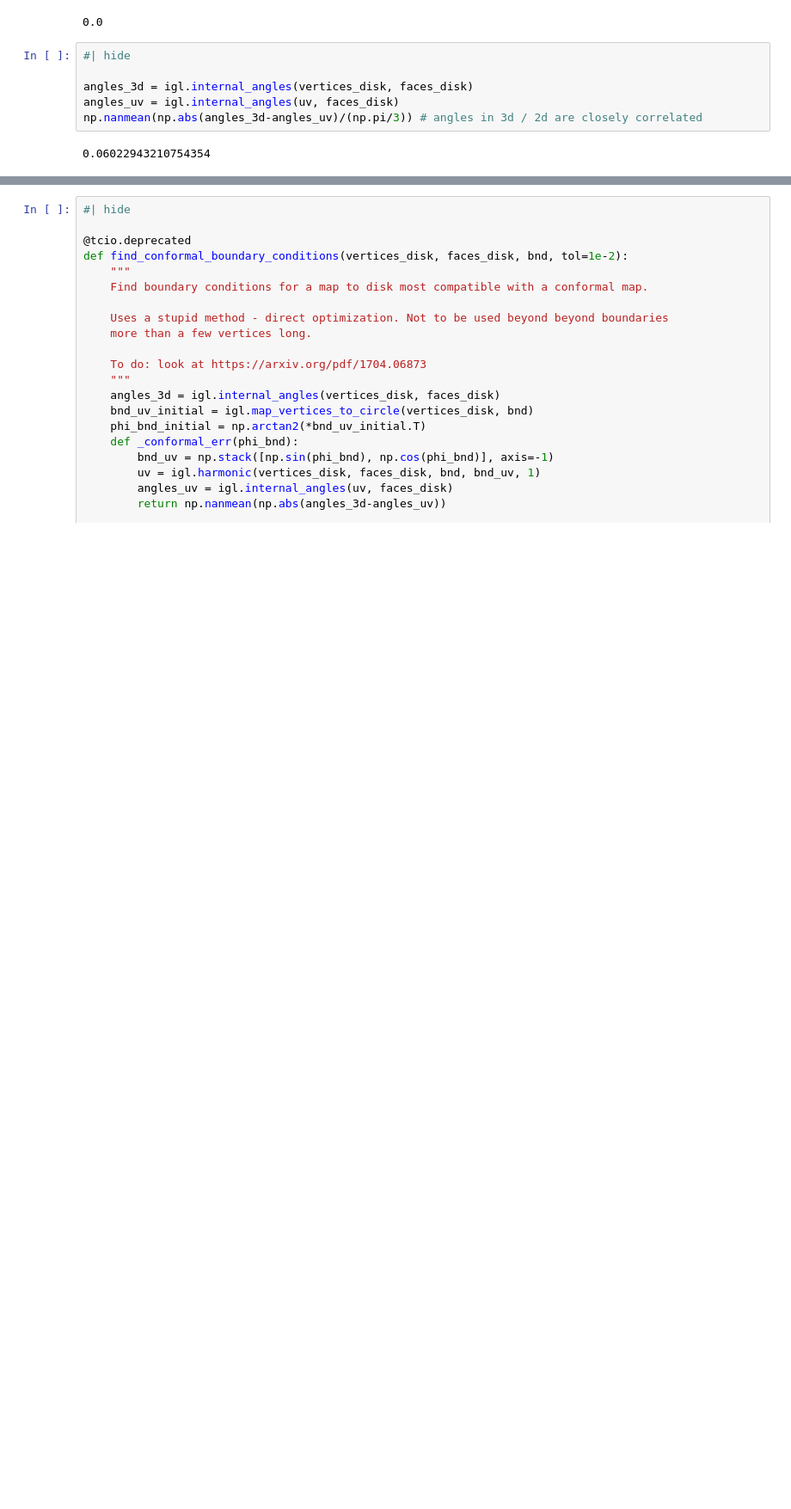
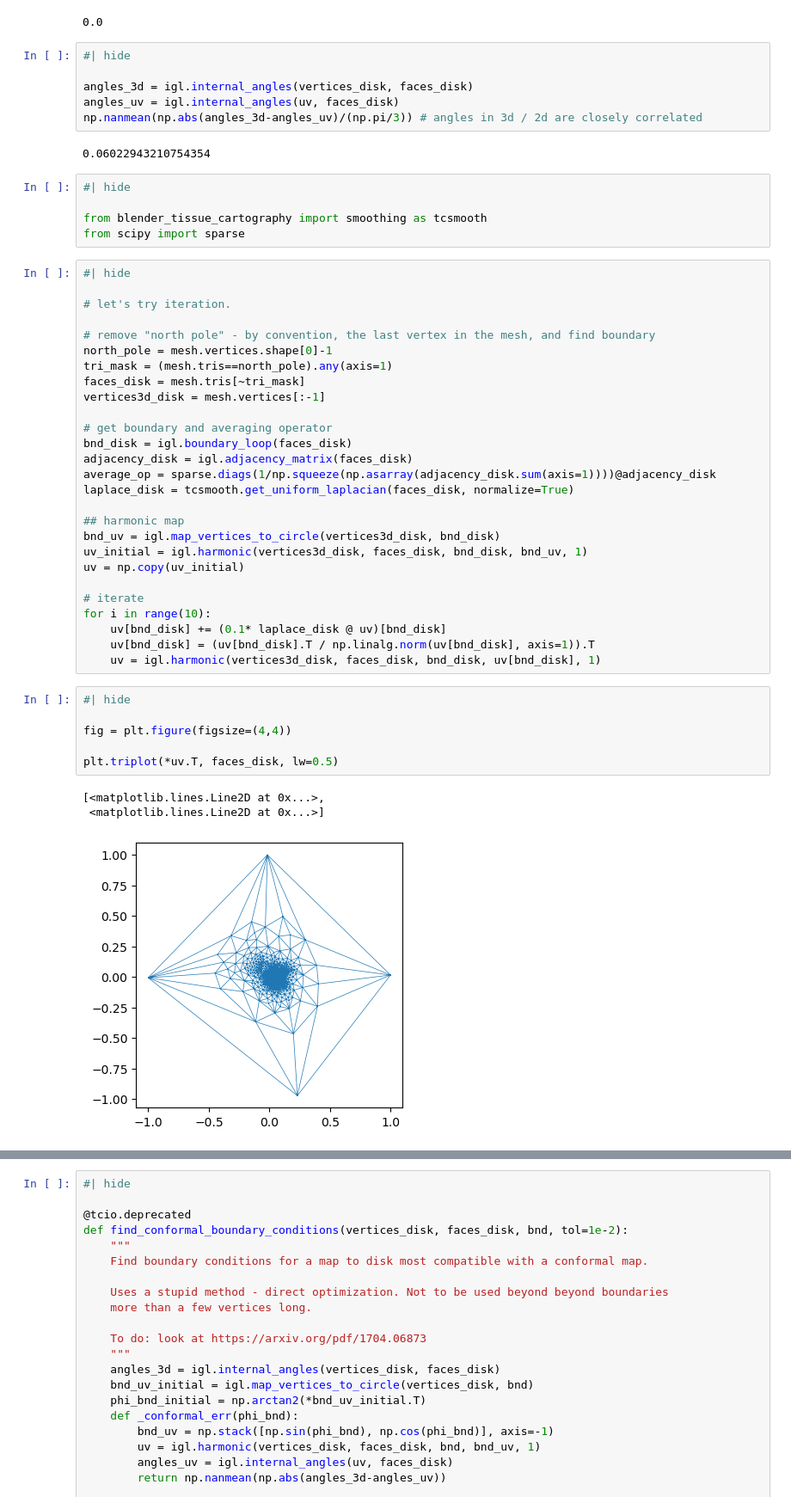
Before and after one commit to nikolas-claussen/blender-tissue-cartography, a Jupyter notebook: nbs/Python library/06_harmonic_wrapping.ipynb, the cells around one changed output, grey strips where cells are left out. Shown at 86% size. Cells and saved outputs as stored; diff of their text form; blank space fills up the shorter version.

```diff
--- a/nbs/Python library/06_harmonic_wrapping.ipynb
+++ b/nbs/Python library/06_harmonic_wrapping.ipynb
@@ -806,3 +806,45 @@ angles_uv = igl.internal_angles(uv, faces_disk)
 np.nanmean(np.abs(angles_3d-angles_uv)/(np.pi/3)) # angles in 3d / 2d are closely correlated
 # %% [output]
 0.06022943210754354
+# %%
+#| hide
+
+from blender_tissue_cartography import smoothing as tcsmooth
+from scipy import sparse
+# %%
+#| hide
+
+# let's try iteration.
+
+# remove "north pole" - by convention, the last vertex in the mesh, and find boundary
+north_pole = mesh.vertices.shape[0]-1
+tri_mask = (mesh.tris==north_pole).any(axis=1)
+faces_disk = mesh.tris[~tri_mask]
+vertices3d_disk = mesh.vertices[:-1]
+
+# get boundary and averaging operator
+bnd_disk = igl.boundary_loop(faces_disk)
+adjacency_disk = igl.adjacency_matrix(faces_disk)
+average_op = sparse.diags(1/np.squeeze(np.asarray(adjacency_disk.sum(axis=1))))@adjacency_disk
+laplace_disk = tcsmooth.get_uniform_laplacian(faces_disk, normalize=True)
+
+## harmonic map
+bnd_uv = igl.map_vertices_to_circle(vertices3d_disk, bnd_disk)
+uv_initial = igl.harmonic(vertices3d_disk, faces_disk, bnd_disk, bnd_uv, 1)
+uv = np.copy(uv_initial)
+
+# iterate
+for i in range(10):
+    uv[bnd_disk] += (0.1* laplace_disk @ uv)[bnd_disk]
+    uv[bnd_disk] = (uv[bnd_disk].T / np.linalg.norm(uv[bnd_disk], axis=1)).T
+    uv = igl.harmonic(vertices3d_disk, faces_disk, bnd_disk, uv[bnd_disk], 1)
+# %%
+#| hide
+
+fig = plt.figure(figsize=(4,4))
+
+plt.triplot(*uv.T, faces_disk, lw=0.5)
+# %% [output]
+[<matplotlib.lines.Line2D at 0x...>,
+ <matplotlib.lines.Line2D at 0x...>]
+[figure, added]
```
Also changed, not shown: parts of 6 cells of this notebook, 8 other files.
